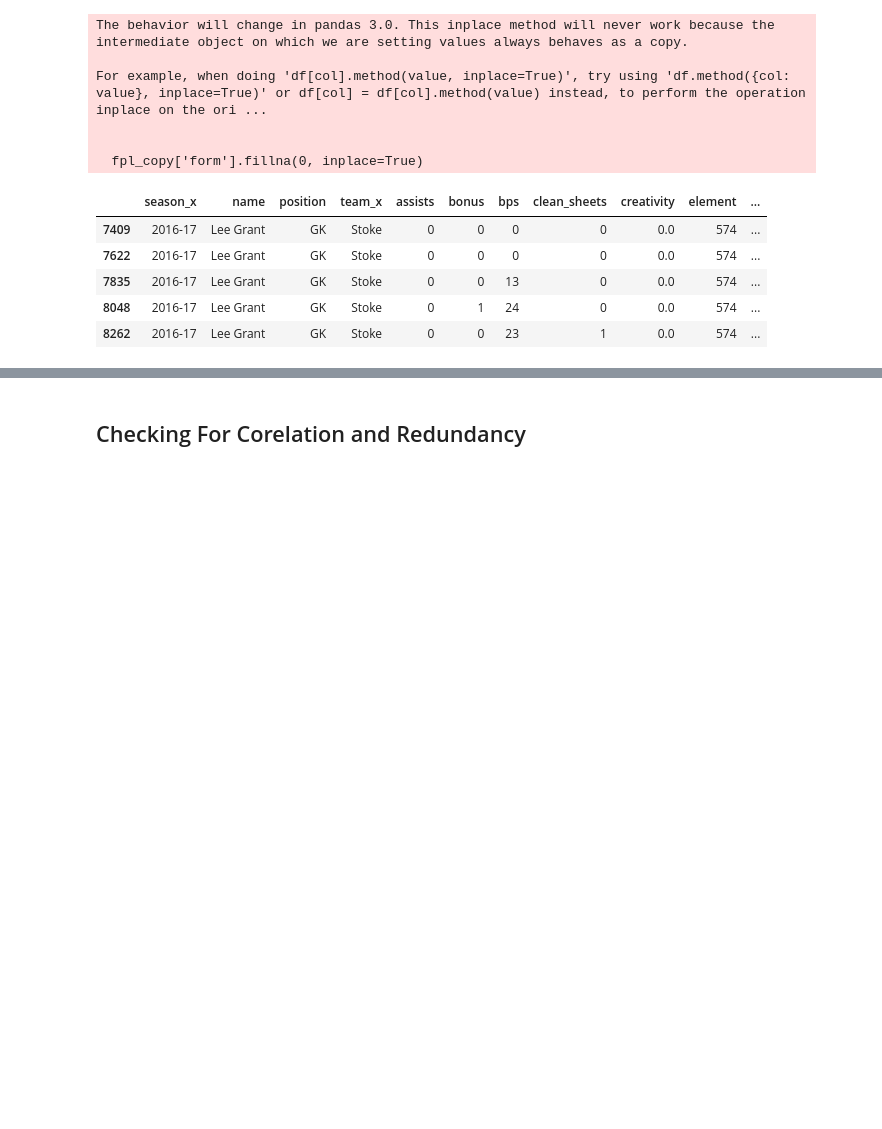
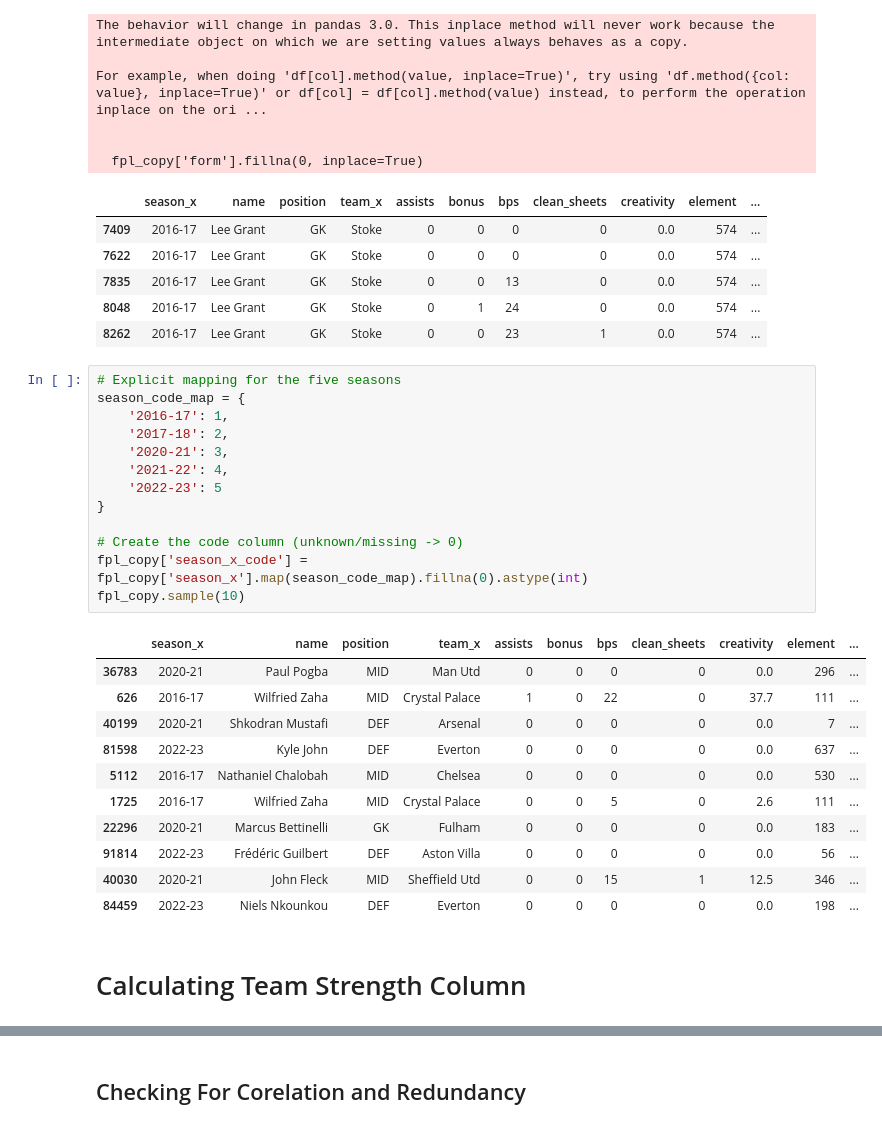
Before and after one commit to AhmedSameh19/fantasy-football-predictor, a Jupyter notebook: pred.ipynb, the cells around one changed output, grey strips where cells are left out. Saved outputs shown, nothing was run; the diff lists cells and outputs as text; blank space fills up the shorter version.

```diff
--- a/pred.ipynb
+++ b/pred.ipynb
@@ -643,3 +643,30 @@ For example, when doing 'df[col].method(value, inplace=True)', try using 'df.met
 | 7835 | 2016-17 | Lee Grant | GK | Stoke | 0 | 0 | 13 | 0 | 0.0 | 574 | ... |
 | 8048 | 2016-17 | Lee Grant | GK | Stoke | 0 | 1 | 24 | 0 | 0.0 | 574 | ... |
 | 8262 | 2016-17 | Lee Grant | GK | Stoke | 0 | 0 | 23 | 1 | 0.0 | 574 | ... |
+# %%
+# Explicit mapping for the five seasons
+season_code_map = {
+    '2016-17': 1,
+    '2017-18': 2,
+    '2020-21': 3,
+    '2021-22': 4,
+    '2022-23': 5
+}
+
+# Create the code column (unknown/missing -> 0)
+fpl_copy['season_x_code'] = fpl_copy['season_x'].map(season_code_map).fillna(0).astype(int)
+fpl_copy.sample(10)
+# %% [output]
+|  | season_x | name | position | team_x | assists | bonus | bps | clean_sheets | creativity | element | ... |
+| 36783 | 2020-21 | Paul Pogba | MID | Man Utd | 0 | 0 | 0 | 0 | 0.0 | 296 | ... |
+| 626 | 2016-17 | Wilfried Zaha | MID | Crystal Palace | 1 | 0 | 22 | 0 | 37.7 | 111 | ... |
+| 40199 | 2020-21 | Shkodran Mustafi | DEF | Arsenal | 0 | 0 | 0 | 0 | 0.0 | 7 | ... |
+| 81598 | 2022-23 | Kyle John | DEF | Everton | 0 | 0 | 0 | 0 | 0.0 | 637 | ... |
+| 5112 | 2016-17 | Nathaniel Chalobah | MID | Chelsea | 0 | 0 | 0 | 0 | 0.0 | 530 | ... |
+| 1725 | 2016-17 | Wilfried Zaha | MID | Crystal Palace | 0 | 0 | 5 | 0 | 2.6 | 111 | ... |
+| 22296 | 2020-21 | Marcus Bettinelli | GK | Fulham | 0 | 0 | 0 | 0 | 0.0 | 183 | ... |
+| 91814 | 2022-23 | Frédéric Guilbert | DEF | Aston Villa | 0 | 0 | 0 | 0 | 0.0 | 56 | ... |
+| 40030 | 2020-21 | John Fleck | MID | Sheffield Utd | 0 | 0 | 15 | 1 | 12.5 | 346 | ... |
+| 84459 | 2022-23 | Niels Nkounkou | DEF | Everton | 0 | 0 | 0 | 0 | 0.0 | 198 | ... |
+# %% [markdown]
+# Calculating Team Strength Column
```
Also changed, not shown: parts of 10 cells of this notebook.
